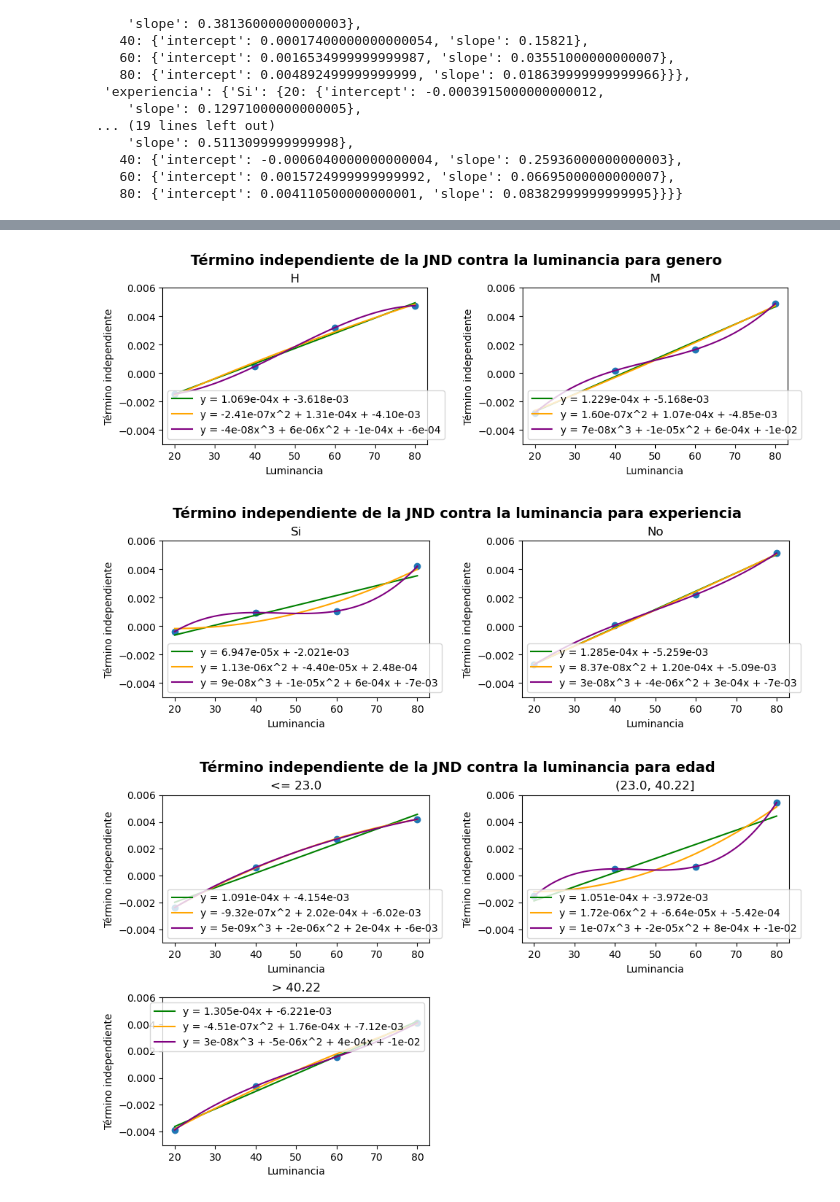
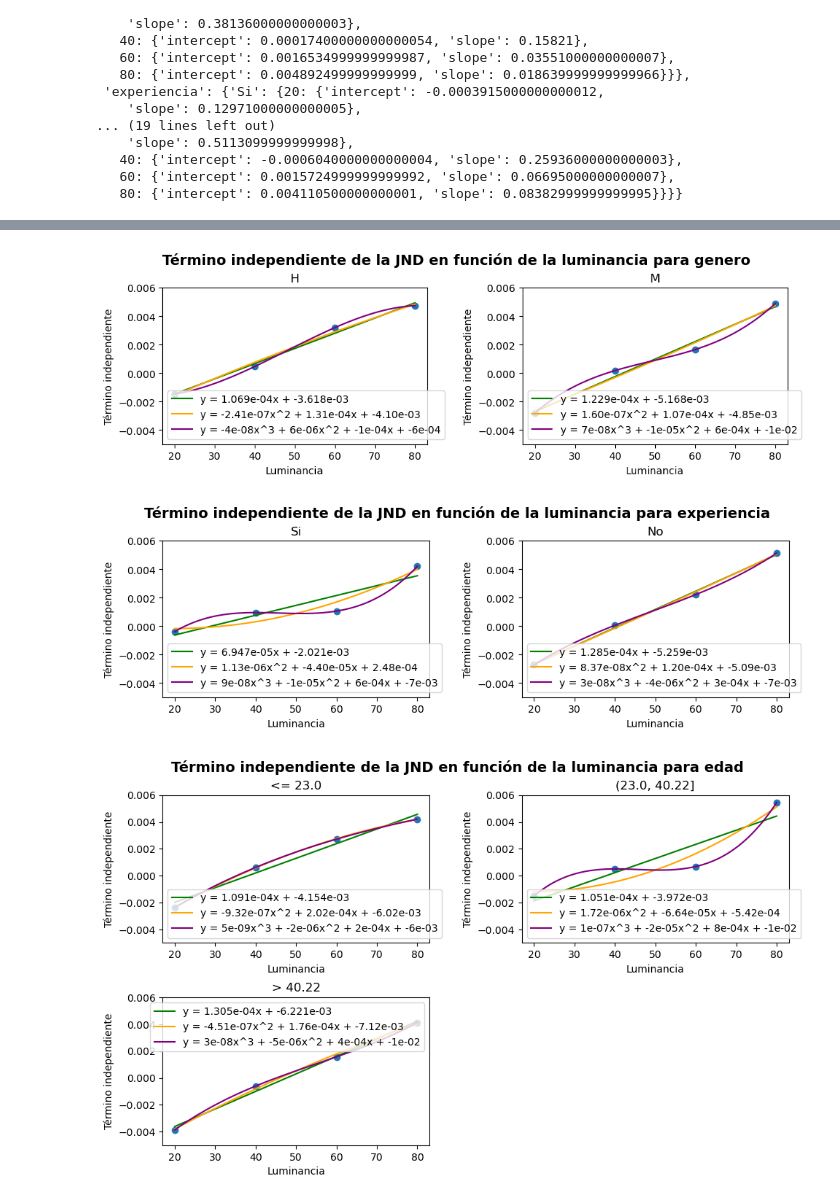
Before and after one commit to Luismikudo/tfm-noise-detection, a Jupyter notebook: plots_by_user_type.ipynb, the cells around one changed output, grey strips where cells are left out. Drawn from its saved outputs; the diff is of its cells as text; code cells hidden in the pictures.

```diff
--- a/plots_by_user_type.ipynb
+++ b/plots_by_user_type.ipynb
@@ -462,7 +462,7 @@ for estadistica, grupo in valores_regresion.items():
     # Ajustar los espacios entre subplots
     plt.subplots_adjust(top=0.9, bottom=0.1)
 
-    fig.suptitle(f"Pendiente de la regresión de la JND contra la luminancia para {estadistica}", fontsize=14, fontweight='bold')
+    fig.suptitle(f"Pendiente de la regresión de la JND en función de la luminancia para {estadistica}", fontsize=14, fontweight='bold')
 
     # Mostrar la figura
     plt.show()
@@ -498,34 +498,34 @@ for estadistica, grupo in valores_regresion.items():
         formula_cubica = 'y = {:.0e}x^3 + {:.0e}x^2 + {:.0e}x + {:.0e}'.format(coeffs_cubico[0], coeffs_cubico[1], coeffs_cubico[2], coeffs_cubico[3])
 
         axs[x_graph, count_segment_local].plot(x_smooth, y_smooth_lineal, color='green', label=formula_lineal)
         axs[x_graph, count_segment_local].plot(x_smooth, y_smooth_cuadratico, color='orange', label=formula_cuadratica)
         axs[x_graph, count_segment_local].plot(x_smooth, y_smooth_cubico, color='purple', label=formula_cubica)
         axs[x_graph, count_segment_local].scatter(unique_luminancias, intercept)
         axs[x_graph, count_segment_local].set_title(f'{segmento}')
         axs[x_graph, count_segment_local].set_xlabel('Luminancia')
         axs[x_graph, count_segment_local].set_ylabel('Término independiente')
         axs[x_graph, count_segment_local].set_ylim([-0.005, 0.006])
         axs[x_graph, count_segment_local].legend()
 
         count_segment = count_segment + 1
 
     # Eliminar subplots vacíos
     if len(grupo.keys()) < 3:
         fig.delaxes(axs[1, 0])
     if len(grupo.keys()) < 4:
         fig.delaxes(axs[1, 1])
 
     # Ajustar los espacios entre subplots
     plt.tight_layout()
 
     # Ajustar los espacios entre subplots
     plt.subplots_adjust(top=0.9, bottom=0.1)
 
-    fig.suptitle(f"Término independiente de la JND contra la luminancia para {estadistica}", fontsize=14, fontweight='bold')
+    fig.suptitle(f"Término independiente de la JND en función de la luminancia para {estadistica}", fontsize=14, fontweight='bold')
 
     # Mostrar la figura
     plt.show()
 # %% [output]
-[figure, old version]
+[figure, new version]
-[figure, old version]
+[figure, new version]
-[figure, old version]
+[figure, new version]
```
Also changed, not shown: parts of 3 cells of this notebook, 12 other files.
